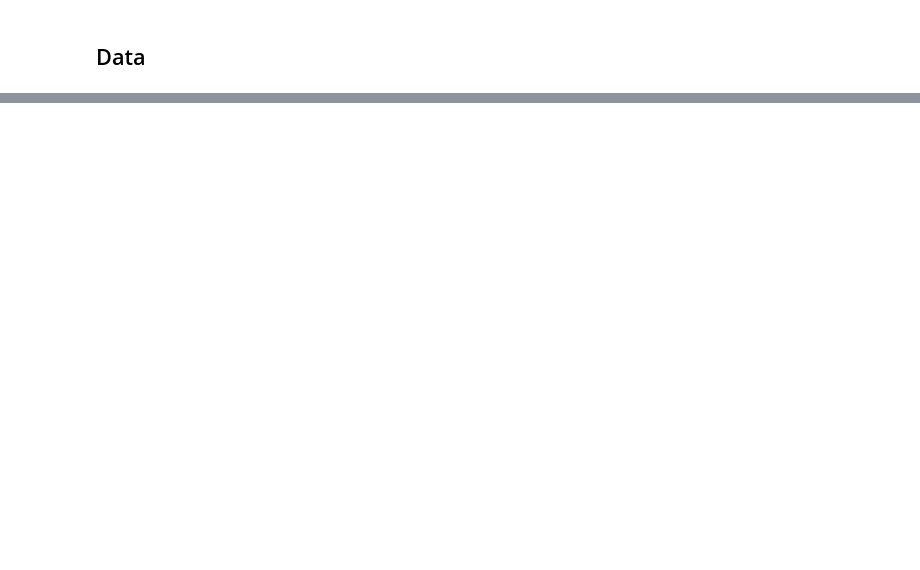
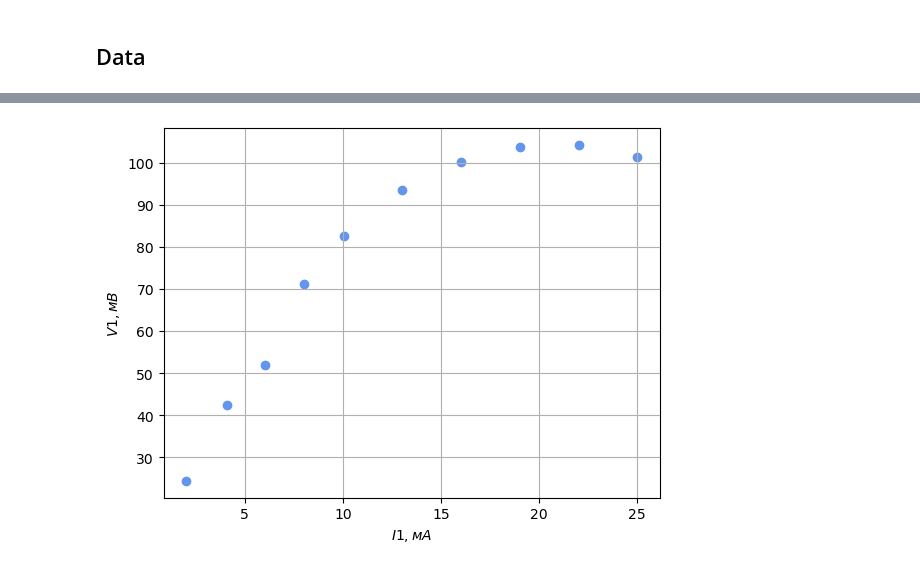
Before and after one commit to juliaProjorlivy/laba, a Jupyter notebook: 3_sem/laba_3.5.1/3.5.1.ipynb, the cells around one changed output, grey strips where cells are left out. Saved outputs shown, nothing was run; the diff lists cells and outputs as text; code cells hidden in the pictures; blank space fills up the shorter version.

```diff
--- a/3_sem/laba_3.5.1/3.5.1.ipynb
+++ b/3_sem/laba_3.5.1/3.5.1.ipynb
@@ -51,0 +93,24 @@ plt.show()
+# %%
+Iraz = 5 * 10**(-3)
+A2 = [2.02, 4.08, 6.01, 8.02, 10.08, 13.03, 16.01, 19.02, 22.03, 25.02] #mkA
+V2 = [24.4, 42.5, 51.9, 71.2, 82.5, 93.4, 100.1, 103.7, 104.2, 101.4] #V
+x = A2
+y = V2
+fig, ax = plt.subplots()
+
+plt.scatter(x, y, marker='o', color='cornflowerblue')
+
+#model1 = np.poly1d(np.polyfit(x, y, 1))
+#print(model1)
+
+#polyline = np.linspace(ns[0], ns[len(ns)-1] + 1)
+#plt.plot(polyline, model1(polyline), color = 'green', label="k = {: .2f}$\pm 0.01$".format(round(model1.c[0], 2)))
+
+plt.grid()
+
+plt.ylabel('$V1, мВ$')
+plt.xlabel('$I1, мА$')
+plt.show()
+#plt.savefig('tex/plot1.png', bbox_inches='tight')
+# %% [output]
+[figure, added]
```
Also changed, not shown: parts of 20 cells of this notebook.
